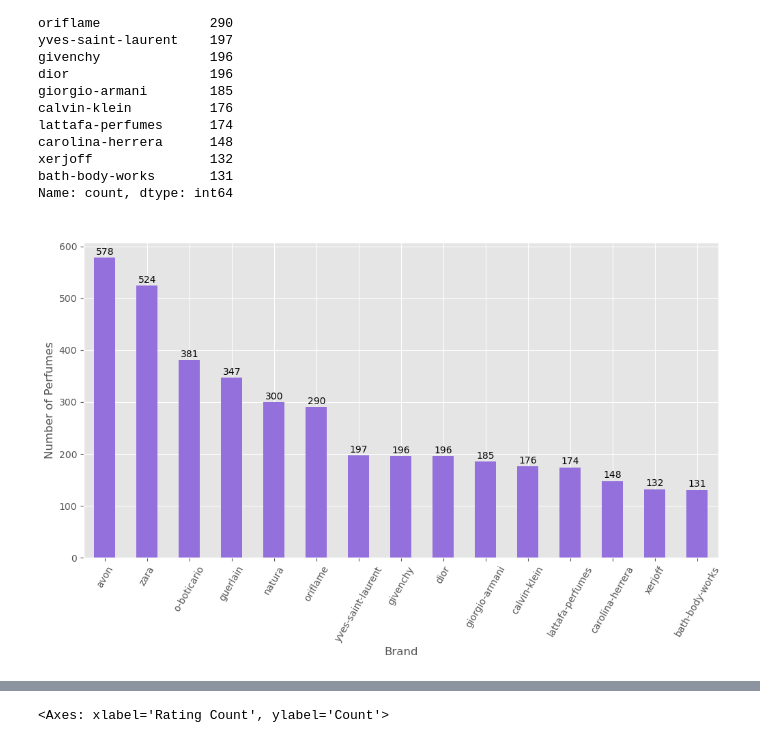
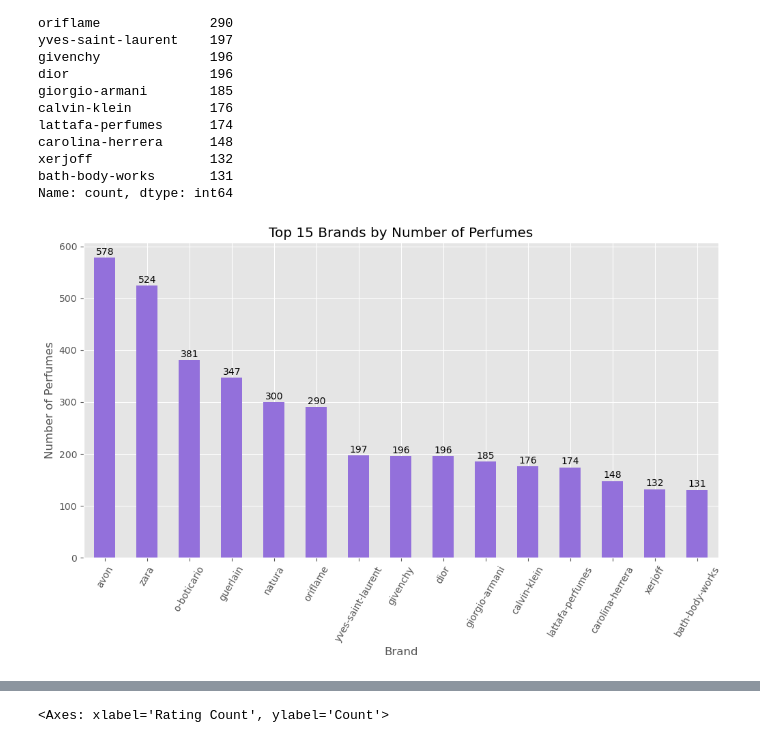
Before and after one commit to cemanzanoc/FinalProject, a Jupyter notebook: EDA/fragrance_EDA.ipynb, the cells around one changed output, grey strips where cells are left out. Cells and saved outputs as stored; diff of their text form; code cells hidden in the pictures.

```diff
--- a/EDA/fragrance_EDA.ipynb
+++ b/EDA/fragrance_EDA.ipynb
@@ -275,9 +273,3 @@ print(unique_values_ma1)
-# %%
-# Save in UTF-8
-fragrance_df.to_csv("../data/fragrance_database_guardado_utf8.csv", sep=";", encoding="utf-8", index=False)
-
-# Read the saved file
-fragrance_df = pd.read_csv("../data/fragrance_database_guardado_utf8.csv", sep=";", encoding="utf-8")
 # %% [markdown]
 ### **4.Exploratory Data Analysis**
 
@@ -316,29 +308,25 @@ Name: count, dtype: int64
 # %%
 # Graph of Top Brands
 plt.figure(figsize=(12, 6))
 ax = top_brands.plot(kind="bar", color="#9370DB")
 plt.title("Top 15 Brands by Number of Perfumes")
 plt.xlabel("Brand")
 plt.ylabel("Number of Perfumes")
 plt.xticks(rotation=60)
-
-# Visualize the top 10 brands in graph
-plt.figure(figsize=(10, 6))
-sns.barplot(x='Count', y='Brand', data=top_brands, palette='Blues_r')
 
 # Label the bars with the number of perfumes
 for bar in ax.patches:
     height = bar.get_height()
     ax.annotate(f'{int(height)}',
                 xy=(bar.get_x() + bar.get_width() / 2, height),
                 xytext=(0, 1),
                 textcoords="offset points",
                 ha='center', va='bottom',
                 color='black')
 
 plt.show()
 # %% [output]
-[figure, old version]
+[figure, new version]
 # %%
 # Dataset for brand counts
 brand_counts = fragrance_df["Brand"].value_counts()
```
Also changed, not shown: parts of 23 cells of this notebook, 10 other files.
